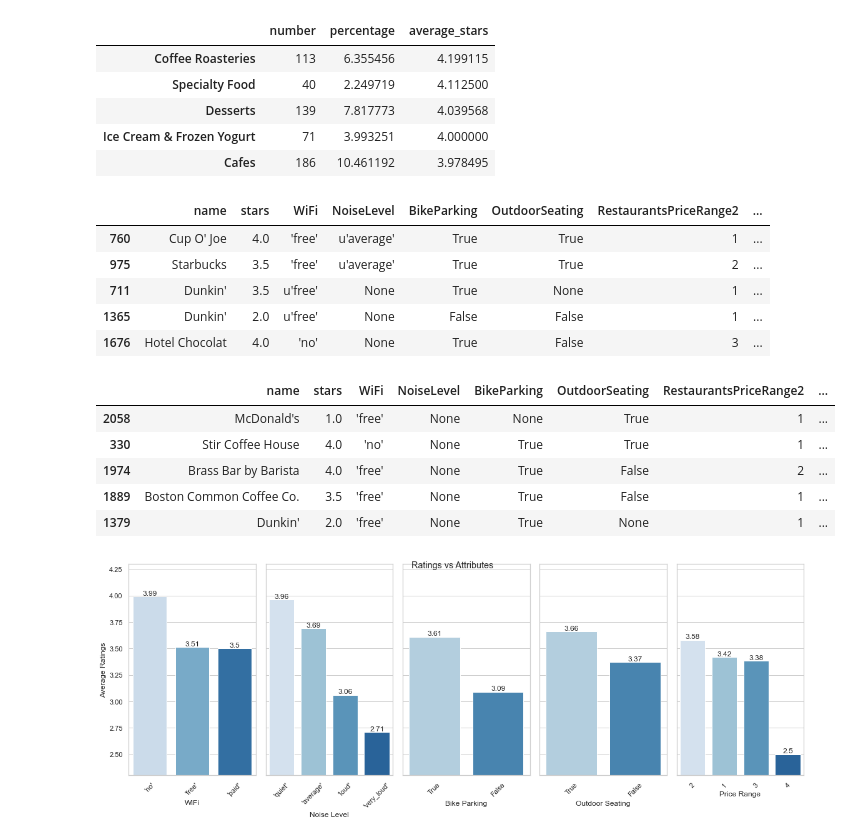
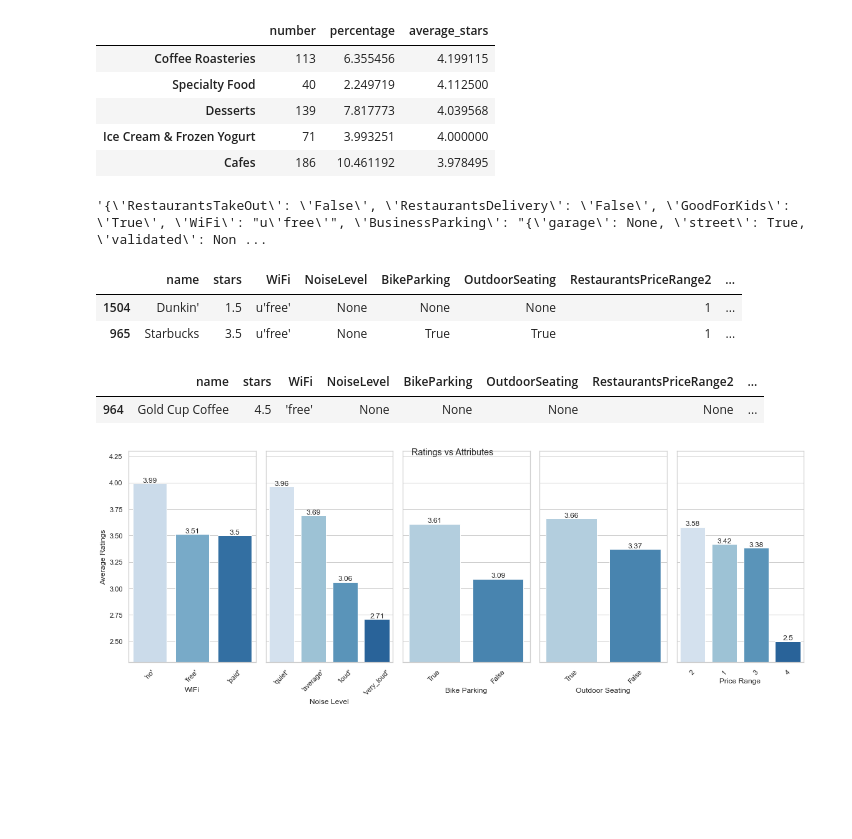
Before and after one commit to mitabanik/Coffee-business-reviews, a Jupyter notebook: coffee_business_analysis.ipynb, the cells around one changed output. Saved outputs shown, nothing was run; the diff lists cells and outputs as text; code cells hidden in the pictures; blank space fills up the shorter version.

```diff
--- a/coffee_business_analysis.ipynb
+++ b/coffee_business_analysis.ipynb
@@ -109,37 +109,35 @@ coffee_cat[coffee_cat['number'] >=40].sort_values('average_stars', ascending = F
 | Desserts | 139 | 7.817773 | 4.039568 |
 | Ice Cream & Frozen Yogurt | 71 | 3.993251 | 4.000000 |
 | Cafes | 186 | 10.461192 | 3.978495 |
+# %%
+coffee_buz.attributes[19]
+# %% [output]
+'{\'RestaurantsTakeOut\': \'False\', \'RestaurantsDelivery\': \'False\', \'GoodForKids\': \'True\', \'WiFi\': "u\'free\'", \'BusinessParking\': "{\'garage\': None, \'street\': True, \'validated\': Non ...
 # %%
 coffee_attr = get_rests_from_attributes(coffee_buz,['WiFi','NoiseLevel',
                                                     'BikeParking','OutdoorSeating',
                                                     'RestaurantsPriceRange2',
-                                                   'BusinessAcceptsBitcoin','HasTV'])
-coffee_attr.sample(5)
+                                                    'RestaurantsTakeOut',
+                                                   'BusinessAcceptsBitcoin','HasTV','BusinessAcceptsCreditCards'])
+coffee_attr.sample(2)
 # %% [output]
 |  | name | stars | WiFi | NoiseLevel | BikeParking | OutdoorSeating | RestaurantsPriceRange2 | ... |
-| 760 | Cup O' Joe | 4.0 | 'free' | u'average' | True | True | 1 | ... |
-| 975 | Starbucks | 3.5 | 'free' | u'average' | True | True | 2 | ... |
-| 711 | Dunkin' | 3.5 | u'free' | None | True | None | 1 | ... |
-| 1365 | Dunkin' | 2.0 | u'free' | None | False | False | 1 | ... |
-| 1676 | Hotel Chocolat | 4.0 | 'no' | None | True | False | 3 | ... |
+| 1504 | Dunkin' | 1.5 | u'free' | None | None | None | 1 | ... |
+| 965 | Starbucks | 3.5 | u'free' | None | True | True | 1 | ... |
 # %%
 import re
 import seaborn as sns
 def replace_u(s):
     return re.sub('u'+r"'",r"'",str(s))
 
 coffee_attr['WiFi']=coffee_attr['WiFi'].apply(replace_u)
 coffee_attr['NoiseLevel']=coffee_attr['NoiseLevel'].apply(replace_u)
 
 
-coffee_attr.sample(5)
+coffee_attr.sample()
 # %% [output]
 |  | name | stars | WiFi | NoiseLevel | BikeParking | OutdoorSeating | RestaurantsPriceRange2 | ... |
-| 2058 | McDonald's | 1.0 | 'free' | None | None | True | 1 | ... |
-| 330 | Stir Coffee House | 4.0 | 'no' | None | True | True | 1 | ... |
-| 1974 | Brass Bar by Barista | 4.0 | 'free' | None | True | False | 2 | ... |
-| 1889 | Boston Common Coffee Co. | 3.5 | 'free' | None | True | False | 1 | ... |
-| 1379 | Dunkin' | 2.0 | 'free' | None | True | None | 1 | ... |
+| 964 | Gold Cup Coffee | 4.5 | 'free' | None | None | None | None | ... |
 # %%
 attributes = ['WiFi','NoiseLevel','BikeParking','OutdoorSeating',
              'RestaurantsPriceRange2']
```
Also changed, not shown: parts of 10 cells of this notebook.
